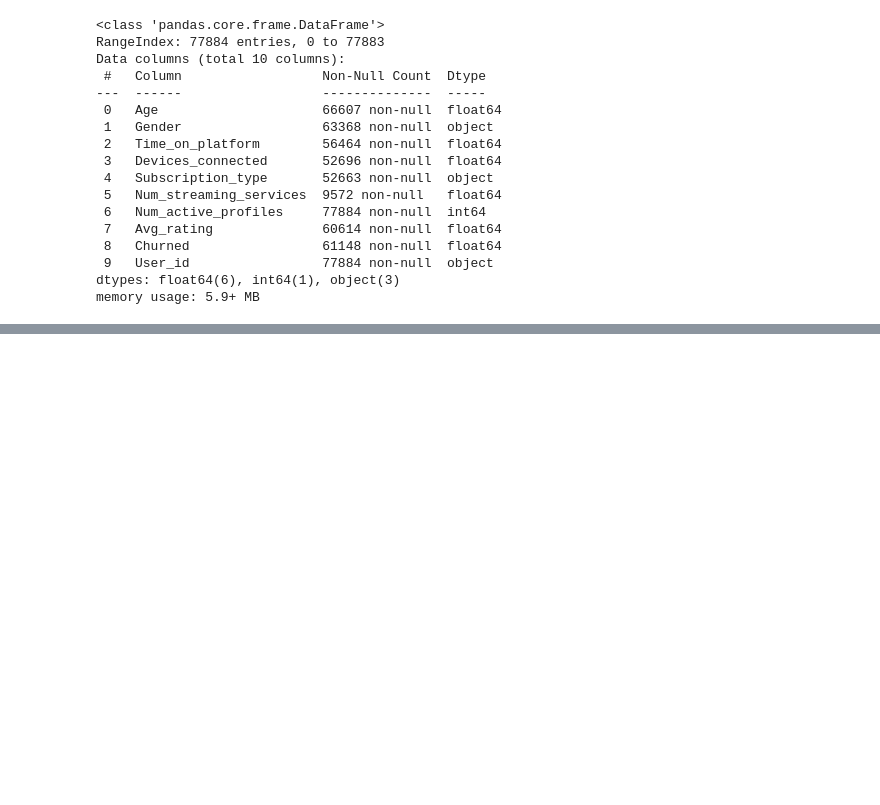
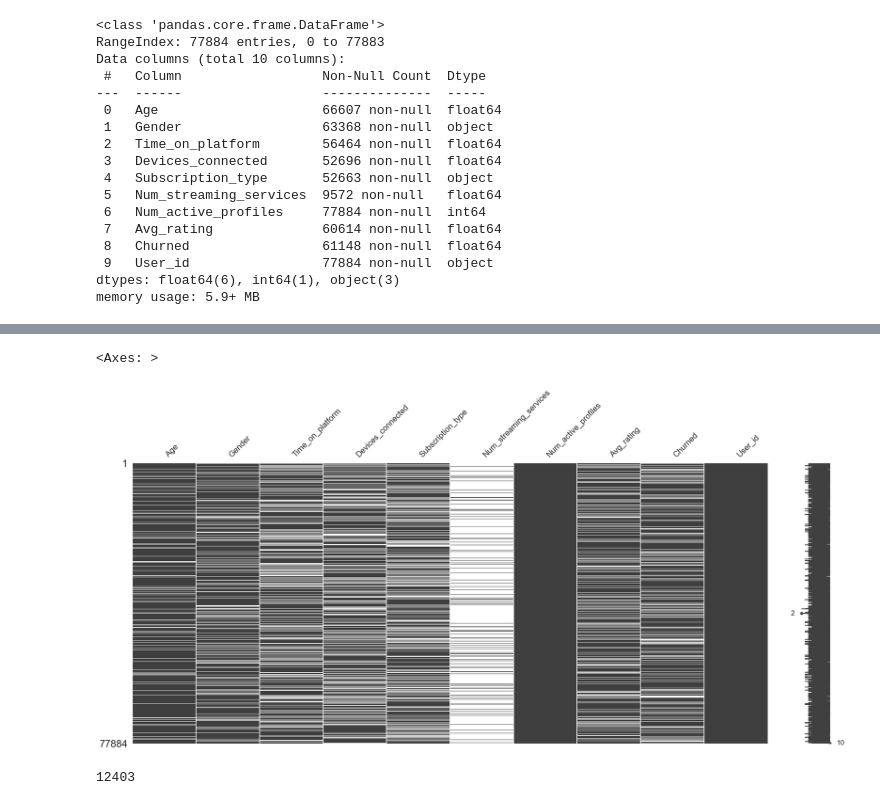
Before and after one commit to guipradow/streaming_churn, a Jupyter notebook: notebooks/eda.ipynb, the cells around one changed output, grey strips where cells are left out. Cells and saved outputs as stored; diff of their text form; code cells hidden in the pictures; blank space fills up the shorter version.

```diff
--- a/notebooks/eda.ipynb
+++ b/notebooks/eda.ipynb
@@ -75,0 +96,11 @@ df.describe()
+# %%
+# Missing values
+missingno.matrix(df)
+# %% [output]
+<Axes: >
+[figure, added]
+# %%
+# Duplicated rows
+df.duplicated().sum()
+# %% [output]
+12403
```
Also changed, not shown: parts of 5 cells of this notebook, 1 other file.
